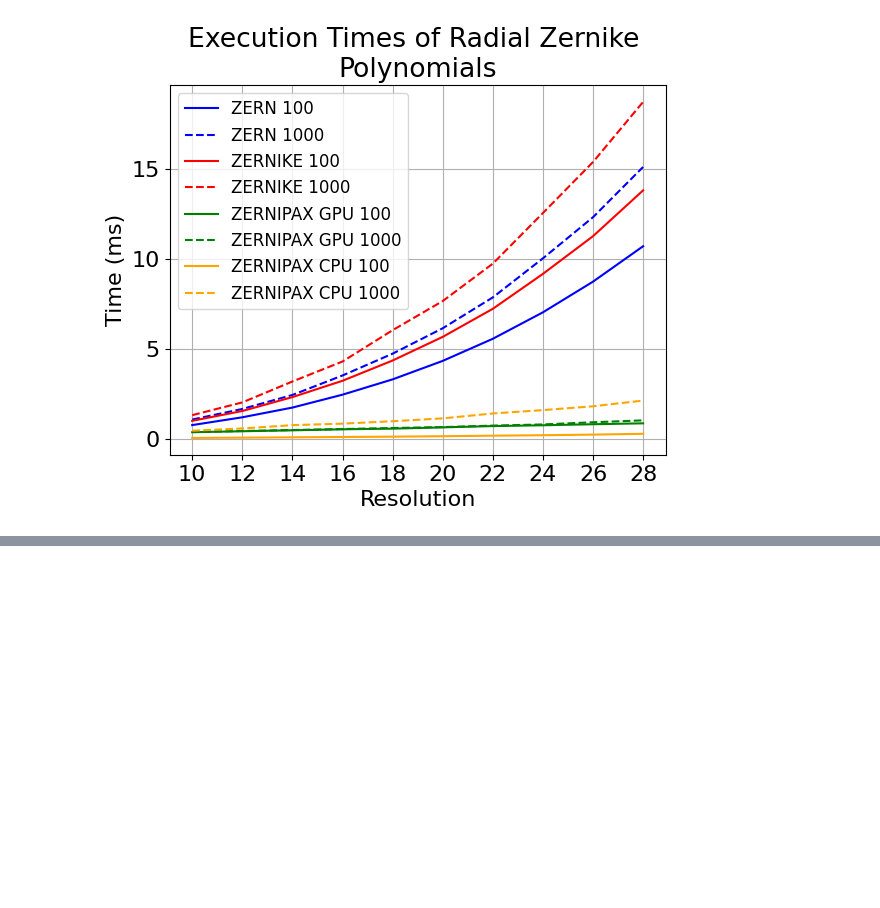
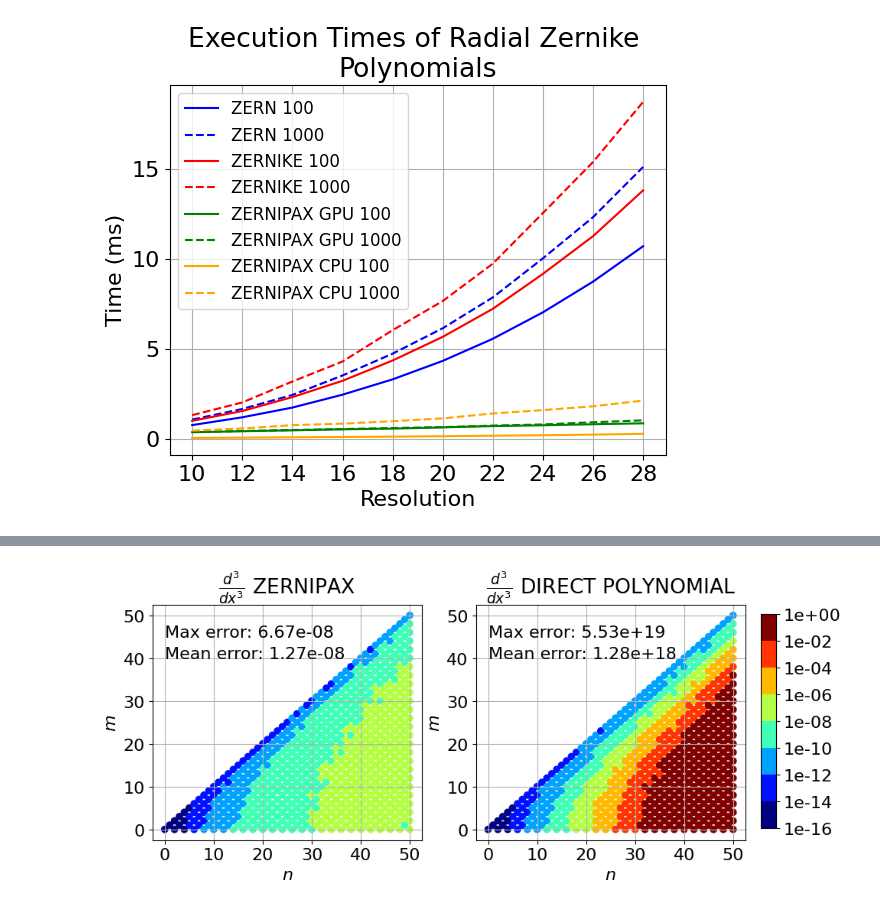
Before and after one commit to PlasmaControl/Zernike-Paper, a Jupyter notebook: paper_plots.ipynb, the cells around one changed output, grey strips where cells are left out. Saved outputs shown, nothing was run; the diff lists cells and outputs as text; code cells hidden in the pictures; blank space fills up the shorter version.

```diff
--- a/paper_plots.ipynb
+++ b/paper_plots.ipynb
@@ -131,0 +207,13 @@ plt.savefig("001_all_t_compare_low_res.png", dpi=1000, bbox_inches='tight')
+# %%
+plot_comparison(
+    zt3,
+    (zr3, zp3),
+    basis,
+    dx=3,
+    type="absolute",
+    names=("$\\frac{d^3}{dx^3}$ ZERNIPAX", "$\\frac{d^3}{dx^3}$ DIRECT POLYNOMIAL"),
+    print_error=True,
+)
+plt.savefig("acc3.png", dpi=1000, bbox_inches='tight')
+# %% [output]
+[figure, added]
```
Also changed, not shown: parts of 5 cells of this notebook, 2 other files.
